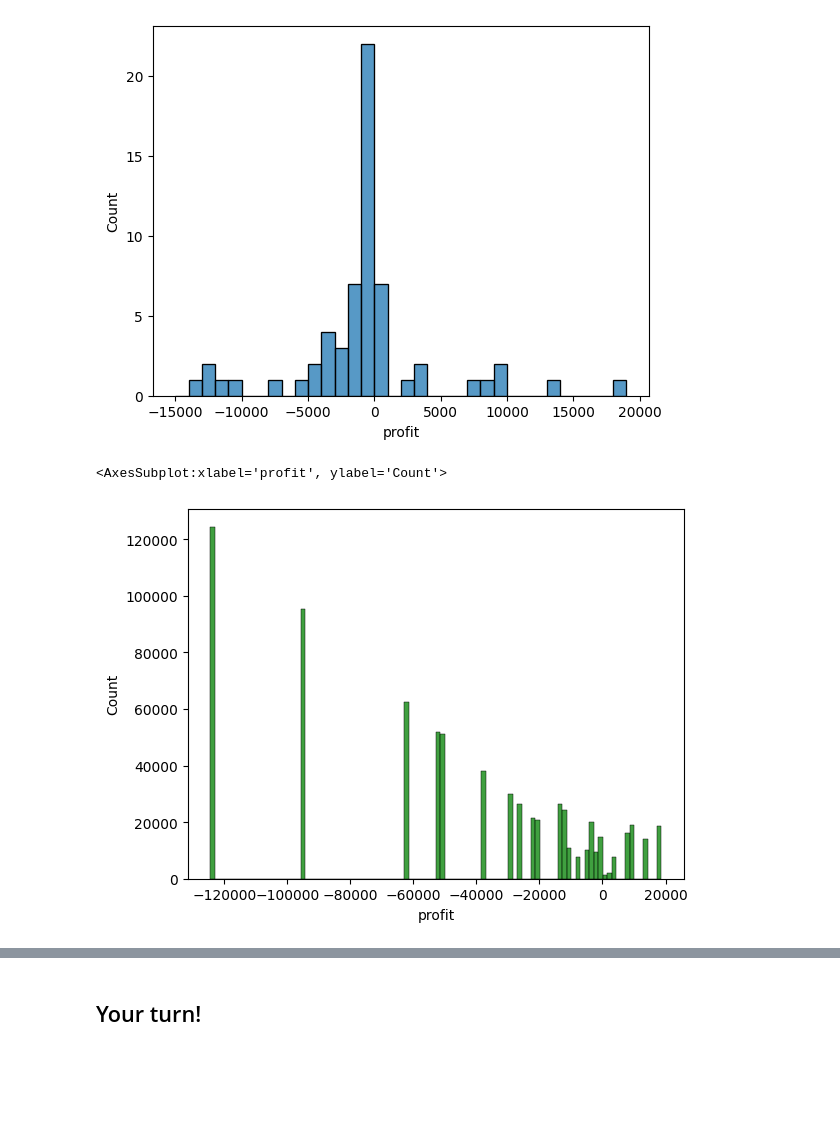
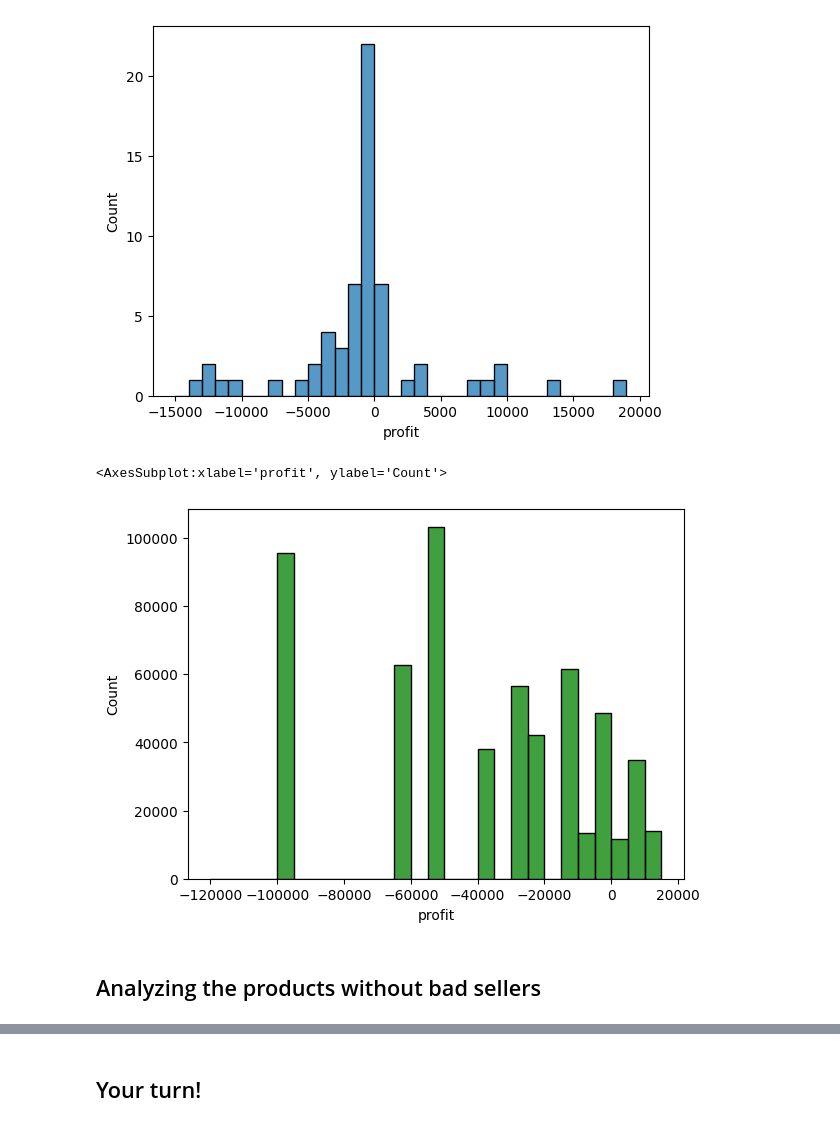
Before and after one commit to Rafikirs/data-recap_ceo_request, a Jupyter notebook: ceo_request.ipynb, the cells around one changed output, grey strips where cells are left out. Drawn from its saved outputs; the diff is of its cells as text; code cells hidden in the pictures; blank space fills up the shorter version.

```diff
--- a/ceo_request.ipynb
+++ b/ceo_request.ipynb
@@ -184,4 +264,2 @@ sellers_data = Seller().get_training_data()
 # %%
-sellers_data = sellers_data.sort_values(by='profits', ascending=False)
-sellers_data = sellers_data.reset_index(drop=True)
-sellers_data
+sellers_data['profits'] = sellers_data['profits'] + (sellers_data['Adjusted_Subscription'] - 80) * sellers_data['months_on_olist']
@@ -464,3 +473,20 @@ sns.histplot(data=product3, x='profit', weights=np.abs(product3['profit']), bins
 # %% [output]
 <AxesSubplot:xlabel='profit', ylabel='Count'>
 [figure]
+# %%
+product3['cumulative_profits'] = 0
+product3['cumulative_sales'] = 0
+
+
+sum1 = 0
+sum2 = 0
+
+for index, row in product3.iterrows():
+    sum1 += row['profit']
+    product3.loc[index, 'cumulative_profits'] = sum1
+
+for index, row in product3.iterrows():
+    sum2 += row['sales']
+    product3.loc[index, 'cumulative_sales'] = sum2
+
+product3
@@ -476,3 +534,22 @@ product3[(product3['profit'] > -1000) & (product3['profit'] < 0)]['profit'].sum(
 product3[product3['profit'] > 0]['profit'].sum()
 # %% [output]
 662501.5120000001
+# %%
+product3['profits_per_order'] = product3['profit']/product3['n_orders']
+product3['sales_per_order'] = product3['sales']/product3['n_orders']
+# %%
+product3['cumulative_profits_per_order'] = 0
+product3['cumulative_sales_per_order'] = 0
+
+sum1 = 0
+sum2 = 0
+
+for index, row in product3.iterrows():
+    sum1 += row['profits_per_order']
+    product3.loc[index, 'cumulative_profits_per_order'] = sum1
+
+for index, row in product3.iterrows():
+    sum2 += row['sales_per_order']
+    product3.loc[index, 'cumulative_sales_per_order'] = sum2
+
+product3
@@ -519,10 +638,12 @@ sns.histplot(data=product_cat, x='profit', bins=bins)
 <AxesSubplot:xlabel='profit', ylabel='Count'>
 [figure]
 # %%
-bins = np.arange(-3000, 2000, 100)
-sns.histplot(data=product_cat, x='profit', weights=np.abs(product_cat['profit']), bins=100, color='green')
+bins = np.arange(-120000, 20000, 5000)
+sns.histplot(data=product_cat, x='profit', weights=np.abs(product_cat['profit']), bins=bins, color='green')
 # %% [output]
 <AxesSubplot:xlabel='profit', ylabel='Count'>
-[figure, old version]
+[figure, new version]
 # %%
 product3[(product3['profit'] > -1000) & (product3['profit'] < 0)]['profit'].sum()
+# %% [markdown]
+## Analyzing the products without bad sellers
```
Also changed, not shown: parts of 49 cells of this notebook.
